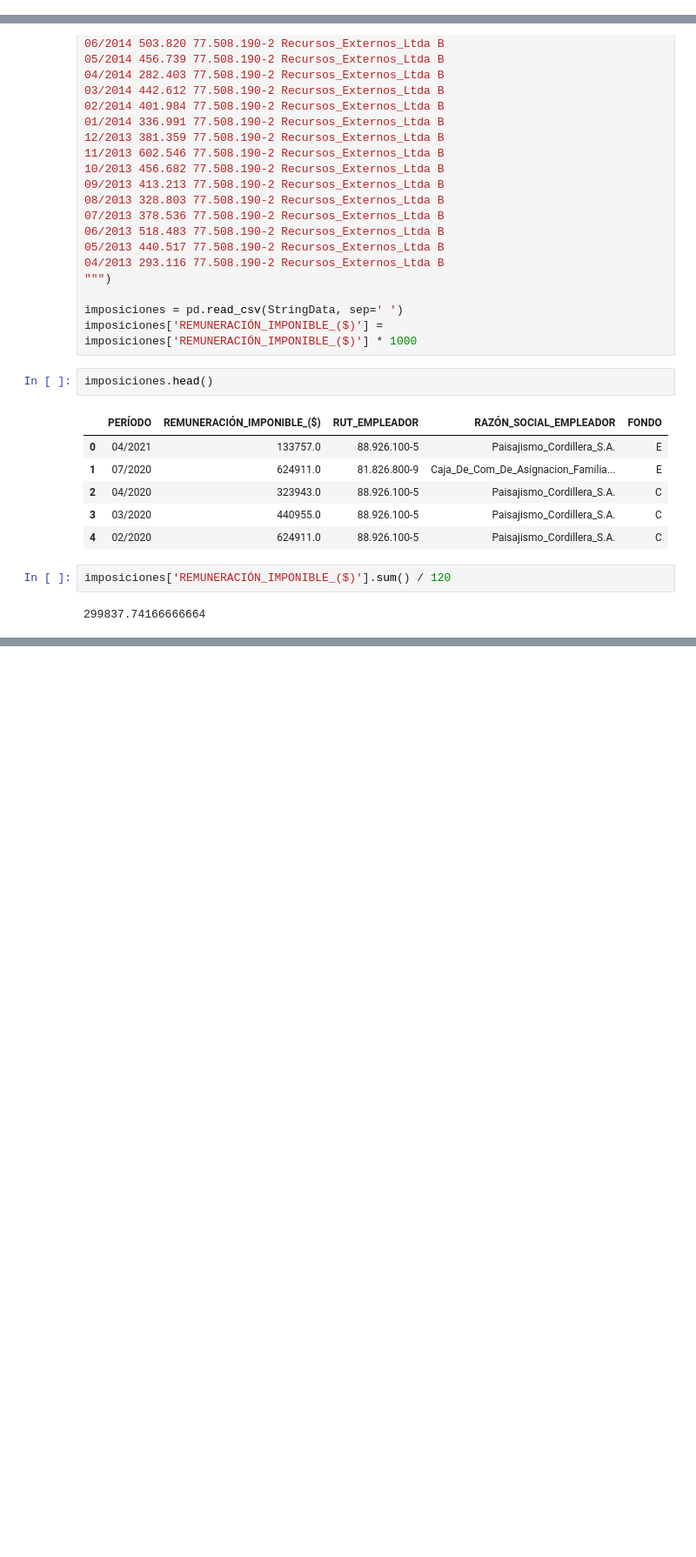
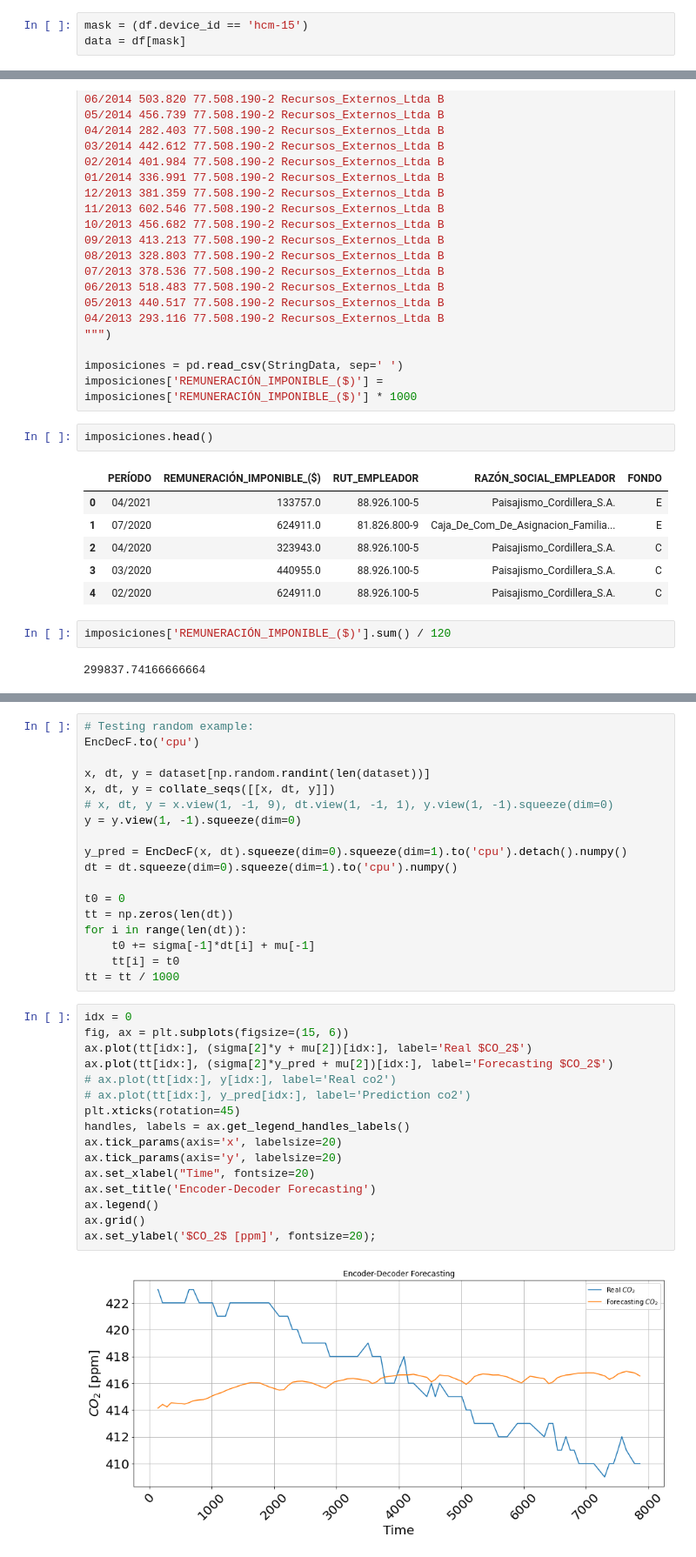
Before and after one commit to nachoacev/Internship-III-Flair, a Jupyter notebook: Encoder_Decoder_forecasting_of_CO2.ipynb, the cells around one changed output, grey strips where cells are left out. Shown at 87% size. Saved outputs shown, nothing was run; the diff lists cells and outputs as text; blank space fills up the shorter version.

```diff
--- a/Encoder_Decoder_forecasting_of_CO2.ipynb
+++ b/Encoder_Decoder_forecasting_of_CO2.ipynb
@@ -115,3 +103,6 @@ df.head()
+# %%
+mask = (df.device_id == 'hcm-15')
+data = df[mask]
 # %%
 # Normalization
 # We could use scalar scikit-learn functions here
@@ -929,0 +844,36 @@ imposiciones['REMUNERACIÓN_IMPONIBLE_($)'].sum() / 120
+# %%
+# Testing random example:
+EncDecF.to('cpu')
+
+x, dt, y = dataset[np.random.randint(len(dataset))]
+x, dt, y = collate_seqs([[x, dt, y]])
+# x, dt, y = x.view(1, -1, 9), dt.view(1, -1, 1), y.view(1, -1).squeeze(dim=0)
+y = y.view(1, -1).squeeze(dim=0)
+
+y_pred = EncDecF(x, dt).squeeze(dim=0).squeeze(dim=1).to('cpu').detach().numpy()
+dt = dt.squeeze(dim=0).squeeze(dim=1).to('cpu').numpy()
+
+t0 = 0
+tt = np.zeros(len(dt))
+for i in range(len(dt)):
+    t0 += sigma[-1]*dt[i] + mu[-1]
+    tt[i] = t0
+tt = tt / 1000
+# %%
+idx = 0
+fig, ax = plt.subplots(figsize=(15, 6))
+ax.plot(tt[idx:], (sigma[2]*y + mu[2])[idx:], label='Real $CO_2$')
+ax.plot(tt[idx:], (sigma[2]*y_pred + mu[2])[idx:], label='Forecasting $CO_2$')
+# ax.plot(tt[idx:], y[idx:], label='Real co2')
+# ax.plot(tt[idx:], y_pred[idx:], label='Prediction co2')
+plt.xticks(rotation=45)
+handles, labels = ax.get_legend_handles_labels()
+ax.tick_params(axis='x', labelsize=20)
+ax.tick_params(axis='y', labelsize=20)
+ax.set_xlabel("Time", fontsize=20)
+ax.set_title('Encoder-Decoder Forecasting')
+ax.legend()
+ax.grid()
+ax.set_ylabel('$CO_2$ [ppm]', fontsize=20);
+# %% [output]
+[figure, added]
```
Also changed, not shown: parts of 60 cells of this notebook.
